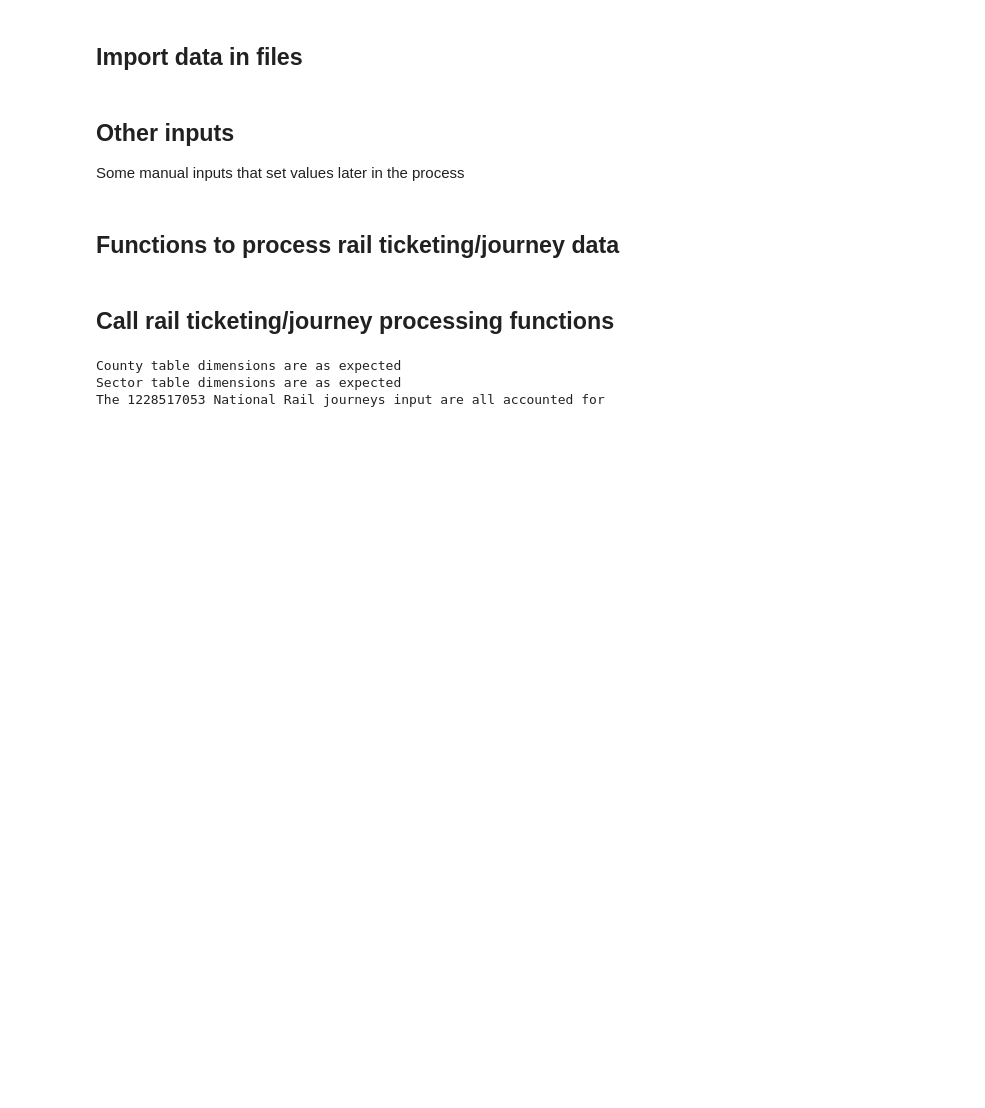
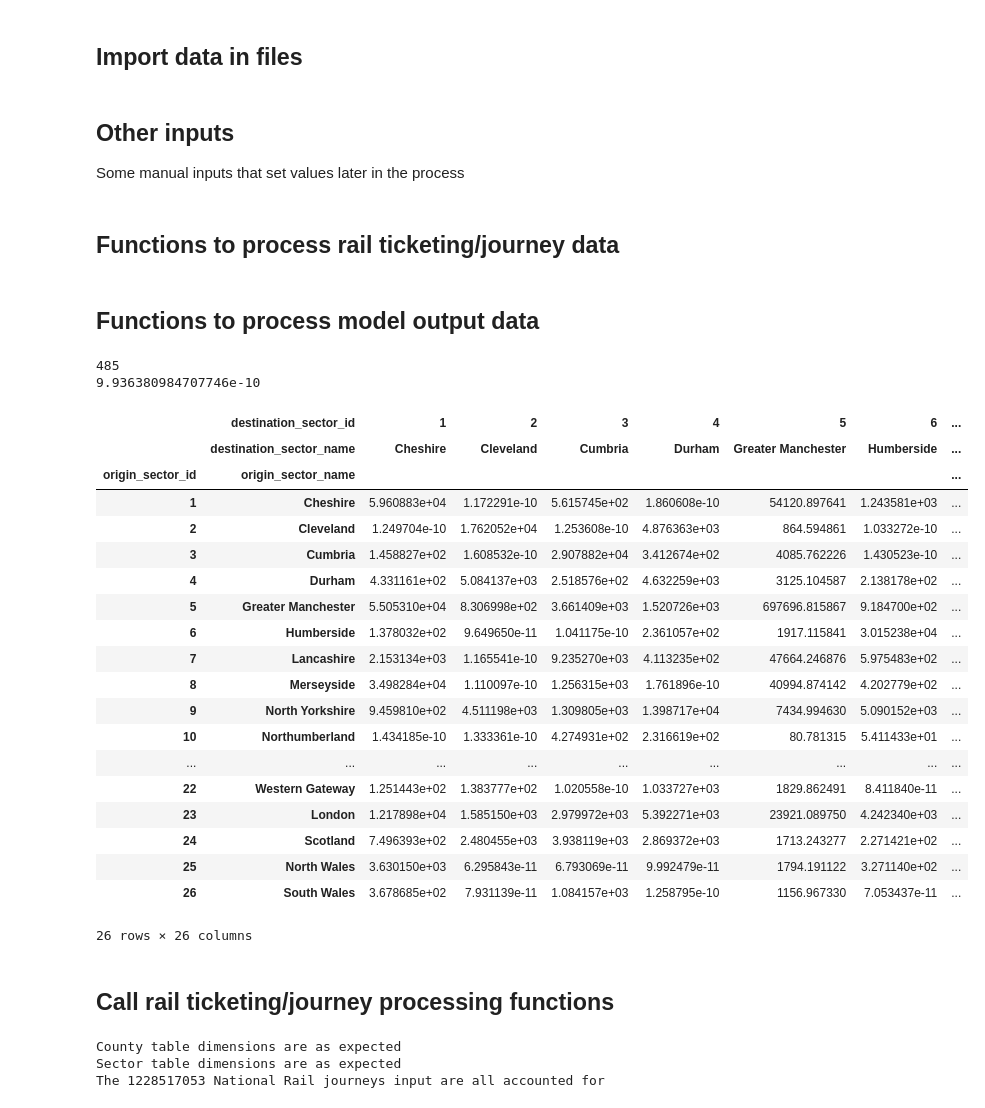
Before and after one commit to rachelm-ar/NTS-Processing, a Jupyter notebook: python/post_tour_adj/Furness_Rail_Matrices.ipynb, the cells around one changed output. Cells and saved outputs as stored; diff of their text form; code cells hidden in the pictures; blank space fills up the shorter version.

Commit message:
Starting furness implementation
Starting the furness implementation. The csvs that have appeared here are not really needed, they are debugging outputs

```diff
--- a/python/post_tour_adj/Furness_Rail_Matrices.ipynb
+++ b/python/post_tour_adj/Furness_Rail_Matrices.ipynb
@@ -468,3 +474,5 @@ def add_lrtu_to_national_rail(
     square_s_weekly_odm_df = square_s_odm_df/52
 
     return sector_odm_hlr_df, square_s_odm_df, square_s_weekly_odm_df
+# %% [markdown]
+## Functions to process model output data
@@ -471,3 +576,59 @@ def add_lrtu_to_national_rail(
+# %%
+# Scale ticketing data to same total as tour model output
+ticket_tot = sq_s_weekly_odm_df.sum().sum()
+tour_tot = rail_mat.sum().sum()
+ticket_mat = sq_s_weekly_odm_df * (tour_tot / ticket_tot)
+
+# Initialise furness process
+# Check this is the correct way around...
+row_targets = ticket_mat.sum(axis=0).reset_index(drop=True).to_numpy()
+col_targets = ticket_mat.sum(axis=1).reset_index(drop=True).to_numpy()
+seed_vals = rail_mat.replace(0, 1e-10).to_numpy()
+
+tol = furness_params['tolerance']
+max_iters = furness_params['max_iterations']
+warning = furness_params['warning']
+
+f_mat, iteration, rmse = furness.doubly_constrained_furness(seed_vals,
+                                                            row_targets,
+                                                            col_targets,
+                                                            tol,
+                                                            max_iters,
+                                                            warning)
+print(iteration)
+print(rmse)
+
+f_mat_df = pd.DataFrame(data=f_mat,
+                        index=ticket_mat.index,
+                        columns=ticket_mat.columns)
+display(f_mat_df)
+# f_mat_df.to_csv(r'C:\Users\Jimny\Documents\GitHub\ART_NTS_Processing\python\post_tour_adj\test_mat_dump.csv')
+# ticket_mat.to_csv(r'C:\Users\Jimny\Documents\GitHub\ART_NTS_Processing\python\post_tour_adj\tickettest_mat_dump.csv')
+# rail_mat.to_csv(r'C:\Users\Jimny\Documents\GitHub\ART_NTS_Processing\python\post_tour_adj\tourtest_mat_dump.csv')
+# print(f_mat)
+# %% [output]
+485
+9.936380984707746e-10
+|  | destination_sector_id | 1 | 2 | 3 | 4 | 5 | 6 | ... |
+|  | destination_sector_name | Cheshire | Cleveland | Cumbria | Durham | Greater Manchester | Humberside | ... |
+| origin_sector_id | origin_sector_name |  |  |  |  |  |  | ... |
+| 1 | Cheshire | 5.960883e+04 | 1.172291e-10 | 5.615745e+02 | 1.860608e-10 | 54120.897641 | 1.243581e+03 | ... |
+| 2 | Cleveland | 1.249704e-10 | 1.762052e+04 | 1.253608e-10 | 4.876363e+03 | 864.594861 | 1.033272e-10 | ... |
+| 3 | Cumbria | 1.458827e+02 | 1.608532e-10 | 2.907882e+04 | 3.412674e+02 | 4085.762226 | 1.430523e-10 | ... |
+| 4 | Durham | 4.331161e+02 | 5.084137e+03 | 2.518576e+02 | 4.632259e+03 | 3125.104587 | 2.138178e+02 | ... |
+| 5 | Greater Manchester | 5.505310e+04 | 8.306998e+02 | 3.661409e+03 | 1.520726e+03 | 697696.815867 | 9.184700e+02 | ... |
+| 6 | Humberside | 1.378032e+02 | 9.649650e-11 | 1.041175e-10 | 2.361057e+02 | 1917.115841 | 3.015238e+04 | ... |
+| 7 | Lancashire | 2.153134e+03 | 1.165541e-10 | 9.235270e+03 | 4.113235e+02 | 47664.246876 | 5.975483e+02 | ... |
+| 8 | Merseyside | 3.498284e+04 | 1.110097e-10 | 1.256315e+03 | 1.761896e-10 | 40994.874142 | 4.202779e+02 | ... |
+| 9 | North Yorkshire | 9.459810e+02 | 4.511198e+03 | 1.309805e+03 | 1.398717e+04 | 7434.994630 | 5.090152e+03 | ... |
+| 10 | Northumberland | 1.434185e-10 | 1.333361e-10 | 4.274931e+02 | 2.316619e+02 | 80.781315 | 5.411433e+01 | ... |
+| ... | ... | ... | ... | ... | ... | ... | ... | ... |
+| 22 | Western Gateway | 1.251443e+02 | 1.383777e+02 | 1.020558e-10 | 1.033727e+03 | 1829.862491 | 8.411840e-11 | ... |
+| 23 | London | 1.217898e+04 | 1.585150e+03 | 2.979972e+03 | 5.392271e+03 | 23921.089750 | 4.242340e+03 | ... |
+| 24 | Scotland | 7.496393e+02 | 2.480455e+03 | 3.938119e+03 | 2.869372e+03 | 1713.243277 | 2.271421e+02 | ... |
+| 25 | North Wales | 3.630150e+03 | 6.295843e-11 | 6.793069e-11 | 9.992479e-11 | 1794.191122 | 3.271140e+02 | ... |
+| 26 | South Wales | 3.678685e+02 | 7.931139e-11 | 1.084157e+03 | 1.258795e-10 | 1156.967330 | 7.053437e-11 | ... |
+26 rows × 26 columns
 # %% [markdown]
 ## Call rail ticketing/journey processing functions
 # %%
```
Also changed, not shown: parts of 4 cells of this notebook, 3 other files.
